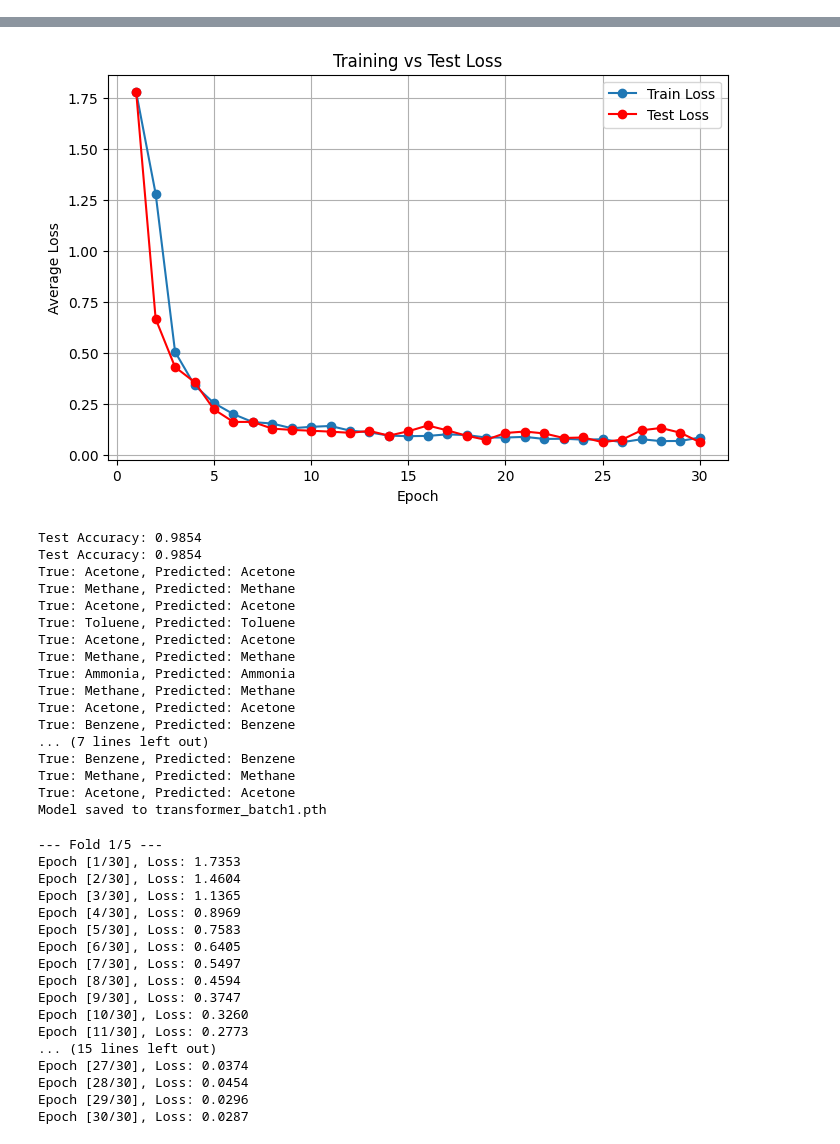
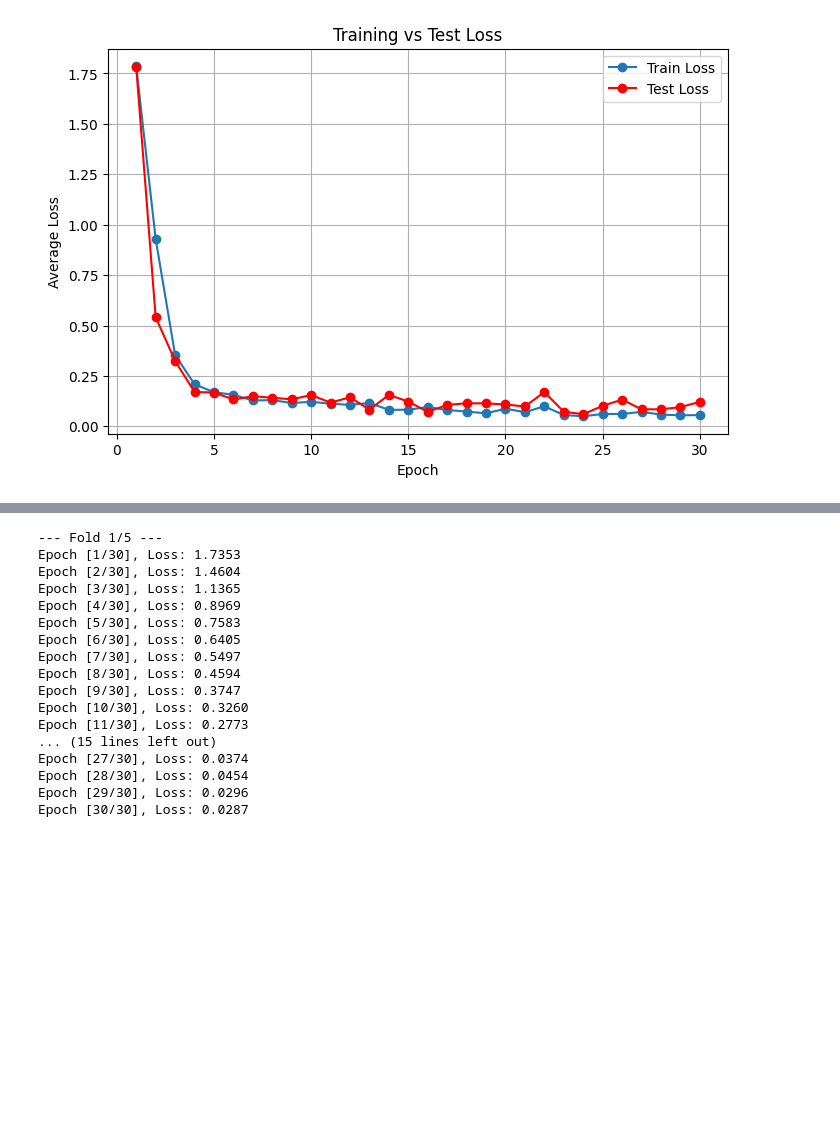
Before and after one commit to VolliBinJackson/gas-sensor-classification, a Jupyter notebook: Transformer.ipynb, the cells around one changed output, grey strips where cells are left out. Cells and saved outputs as stored; diff of their text form; code cells hidden in the pictures; blank space fills up the shorter version.

```diff
--- a/Transformer.ipynb
+++ b/Transformer.ipynb
@@ -202,7 +202,8 @@ test_loader = DataLoader(test_dataset, batch_size=64, shuffle=False)
 device = torch.device("cuda" if torch.cuda.is_available() else "cpu")
 print("Using device:", device)
 
-model = TimeSeriesTransformer(input_dim=128, num_classes=6, model_dim=64, n_heads=4, num_layers=2)
+# Old params: 64, 4, 2
+model = TimeSeriesTransformer(input_dim=128, num_classes=6, model_dim=128, n_heads=16, num_layers=2)
 model.to(device)
 
 model.train_model(train_loader, test_loader, epochs=30)
@@ -240,0 +258 @@ Using device: cuda
+[figure, new version]
@@ -258,21 +276,3 @@ Epoch [30/30] | Train Loss: 0.0843 | Test Loss: 0.0613
-[figure, old version]
-Test Accuracy: 0.9854
-Test Accuracy: 0.9854
-True: Acetone, Predicted: Acetone
-True: Methane, Predicted: Methane
-True: Acetone, Predicted: Acetone
-True: Toluene, Predicted: Toluene
-True: Acetone, Predicted: Acetone
-True: Methane, Predicted: Methane
-True: Ammonia, Predicted: Ammonia
-True: Methane, Predicted: Methane
-True: Acetone, Predicted: Acetone
-True: Benzene, Predicted: Benzene
-... (7 lines left out)
-True: Benzene, Predicted: Benzene
-True: Methane, Predicted: Methane
-True: Acetone, Predicted: Acetone
-Model saved to transformer_batch1.pth
 # %%
 # NEU: 5-Fold Cross Validation
 
```
Also changed, not shown: parts of 3 cells of this notebook.
